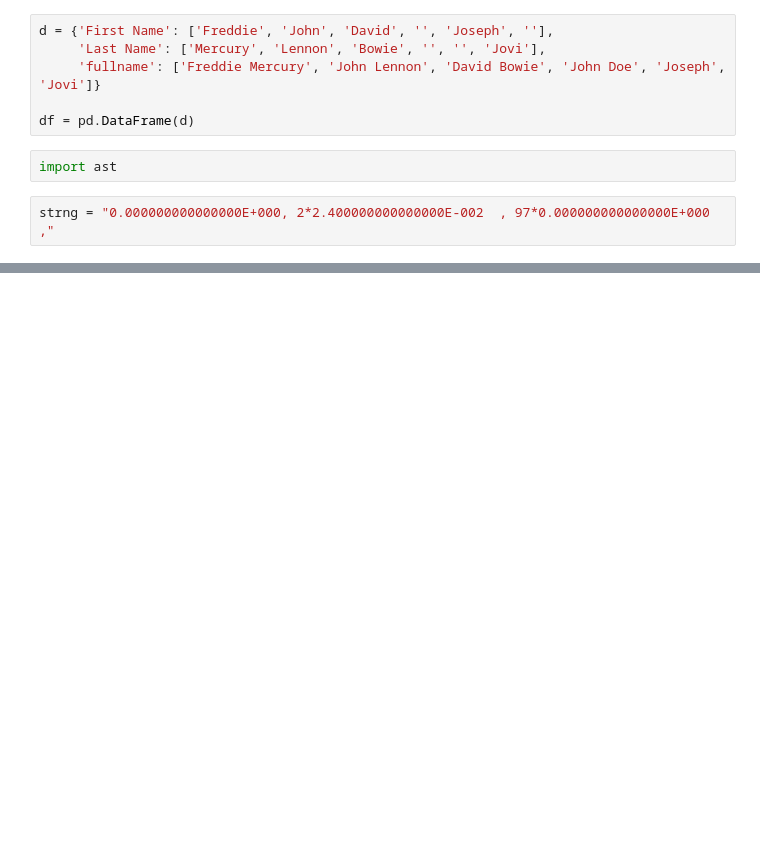
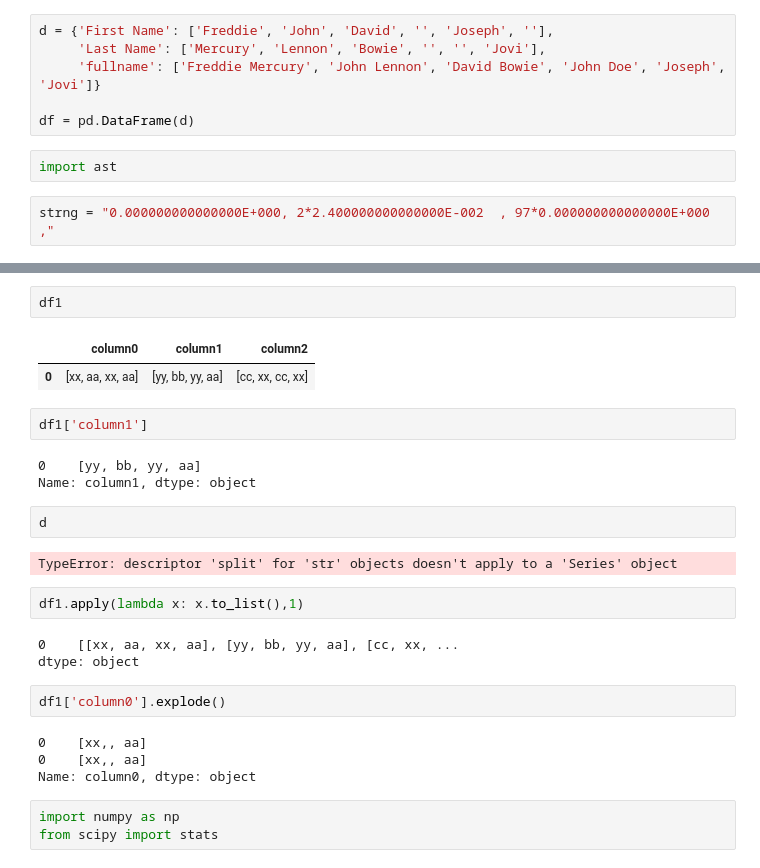
Before and after one commit to Akshaysehgal2005/Projects, a Jupyter notebook: SO/SO23.ipynb, the cells around one changed output, grey strips where cells are left out. Cells and saved outputs as stored; diff of their text form; blank space fills up the shorter version.

```diff
--- a/SO/SO23.ipynb
+++ b/SO/SO23.ipynb
@@ -237,0 +503,28 @@ intem=
+# %%
+df1
+# %% [output]
+|  | column0 | column1 | column2 |
+| 0 | [xx, aa, xx, aa] | [yy, bb, yy, aa] | [cc, xx, cc, xx] |
+# %%
+df1['column1']
+# %% [output]
+0    [yy, bb, yy, aa]
+Name: column1, dtype: object
+# %%
+d
+# %% [output]
+TypeError: descriptor 'split' for 'str' objects doesn't apply to a 'Series' object
+# %%
+df1.apply(lambda x: x.to_list(),1)
+# %% [output]
+0    [[xx, aa, xx, aa], [yy, bb, yy, aa], [cc, xx, ...
+dtype: object
+# %%
+df1['column0'].explode()
+# %% [output]
+0    [xx,, aa]
+0    [xx,, aa]
+Name: column0, dtype: object
+# %%
+import numpy as np
+from scipy import stats
```
Also changed, not shown: parts of 92 cells of this notebook, 1 other file.
